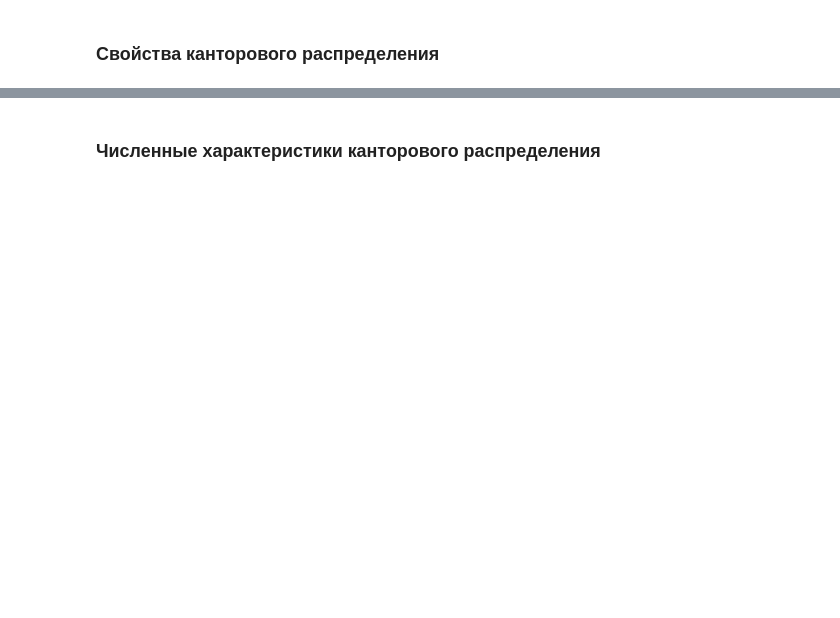
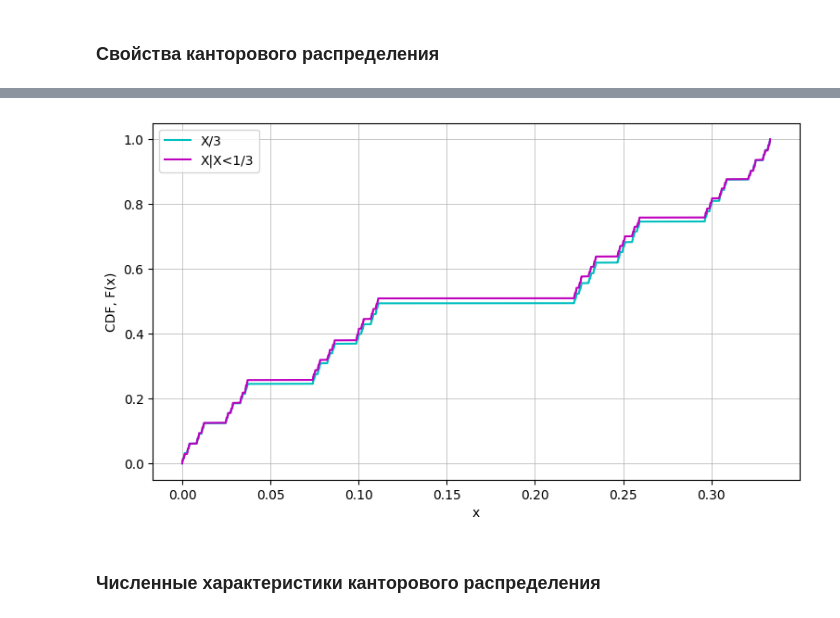
Before and after one commit to arinenn/stochastic_practicum, a Jupyter notebook: stochastic_practicum_first.ipynb, the cells around one changed output, grey strips where cells are left out. Saved outputs shown, nothing was run; the diff lists cells and outputs as text; code cells hidden in the pictures; blank space fills up the shorter version.

```diff
--- a/stochastic_practicum_first.ipynb
+++ b/stochastic_practicum_first.ipynb
@@ -484,0 +570,6 @@ print(results)
+# %%
+n_tests = 30
+alpha = 0.05
+
+N = 10**4
+eps = 1e-12
@@ -484,0 +590,19 @@ print(results)
+# %%
+sample_Cantor_1, _ = rand_Cantor(N, eps)
+sample_Cantor_1 = sample_Cantor_1 / 3
+sample_Cantor_2, _ = rand_Cantor(N, eps)
+sample_Cantor_2 = sample_Cantor_2[sample_Cantor_2 < 1/3]
+# %%
+fig = plt.figure(figsize=(9,5))
+ax = plt.axes()
+ax.grid('minor', linewidth=0.5)
+
+ax.plot(sample_Cantor_1, ecdf(sample_Cantor_1).cdf.evaluate(sample_Cantor_1), color='c', label='X/3')
+ax.plot(sample_Cantor_2, ecdf(sample_Cantor_2).cdf.evaluate(sample_Cantor_2), color='m', label='X|X<1/3')
+
+plt.xlabel('x')
+plt.ylabel('CDF, F(x)')
+plt.legend()
+plt.show()
+# %% [output]
+[figure, added]
```
Also changed, not shown: parts of 38 cells of this notebook.
